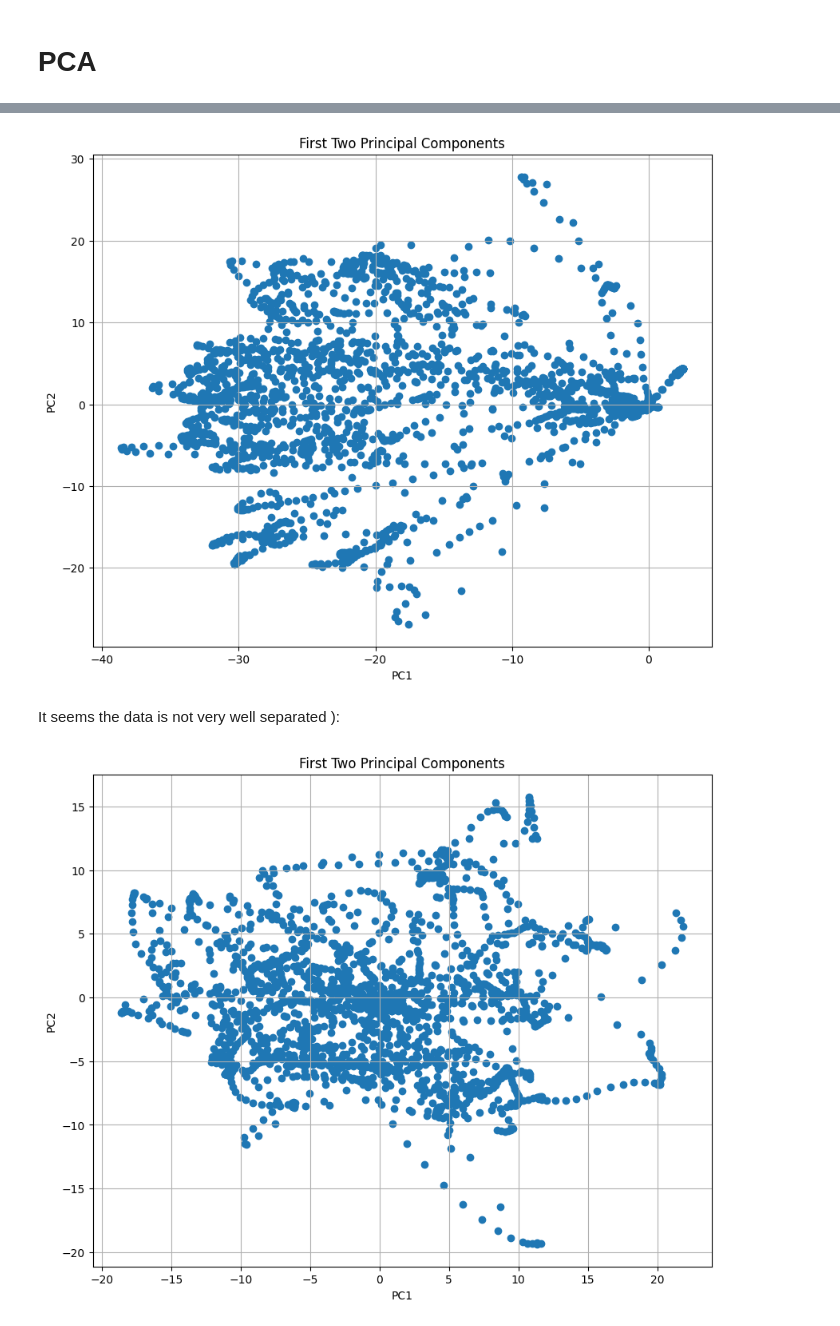
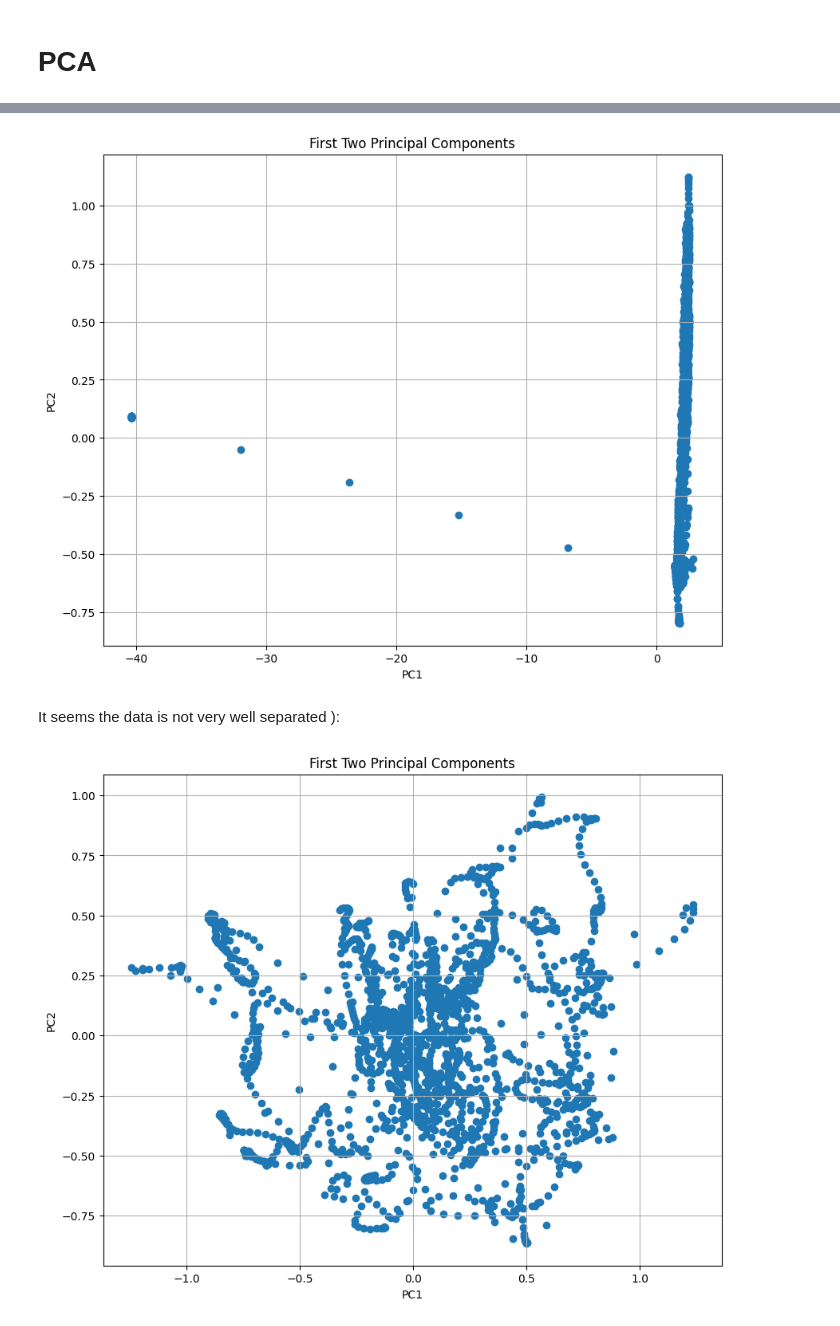
Before and after one commit to xuyfe/eigenjumps, a Jupyter notebook: svd.ipynb, the cells around one changed output, grey strips where cells are left out. Cells and saved outputs as stored; diff of their text form; code cells hidden in the pictures.

```diff
--- a/svd.ipynb
+++ b/svd.ipynb
@@ -21,14 +21,9 @@ print(data.shape)
 # %%
 X = data.values
 
-# Calculate mean center (mean across rows, axis=1)
-mean_center = np.mean(X, axis=1)  # This gives an m×1 vector
-
-# Reshape mean_center to be a column vector for proper broadcasting
-mean_center = mean_center.reshape(-1, 1)  # Makes it m×1 explicitly
-
-# Create the mean-centered matrix B by subtracting mean_center from each column
-B = X - mean_center  # Broadcasting will subtract mean_center from each column
+X_centered = X - np.mean(X, axis=0, keepdims=True)
+X_std      = X_centered / np.std(X_centered, axis=0, ddof=1)
+B = X_std
 
 U, s, Vt = np.linalg.svd(B, full_matrices=False)
 
@@ -146,16 +137,16 @@ plt.ylabel('PC2')
 plt.grid(True)
 plt.show()
 # %% [output]
-[figure, old version]
+[figure, new version]
 # %% [markdown]
 It seems the data is not very well separated ):
 # %%
 plt.figure(figsize=(10, 8))
-plt.scatter(scores[:, 2], scores[:, 4])
+plt.scatter(scores[:, 2], scores[:, 3])
 plt.title('First Two Principal Components')
 plt.xlabel('PC1')
 plt.ylabel('PC2')
 plt.grid(True)
 plt.show()
 # %% [output]
-[figure, old version]
+[figure, new version]
```
Also changed, not shown: parts of 6 cells of this notebook.
